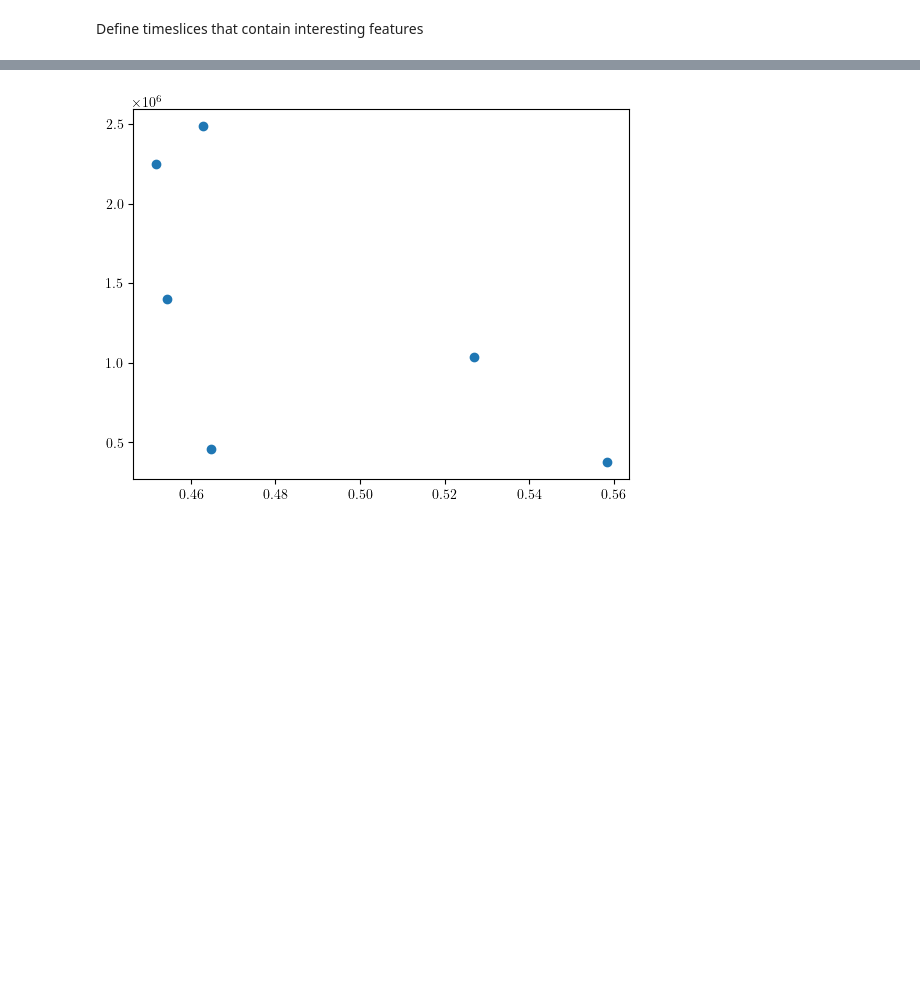
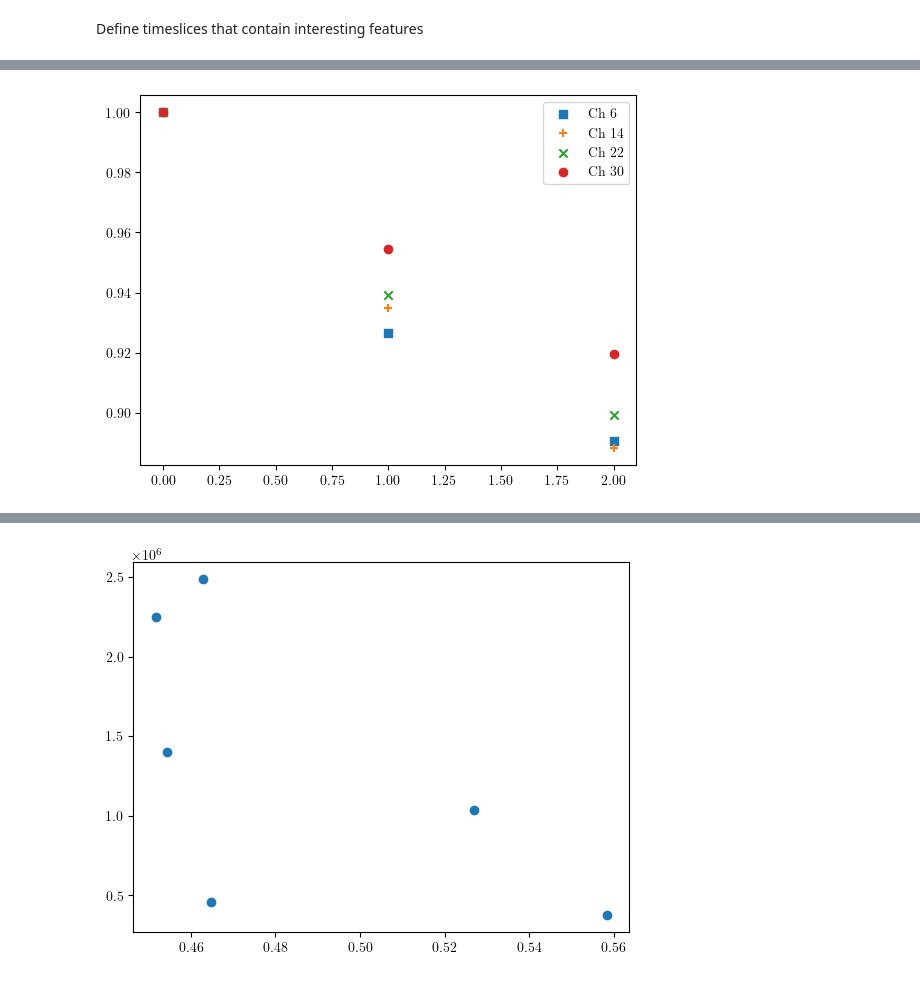
Before and after one commit to ajcaplan/Project_Work, a Jupyter notebook: powers.ipynb, the cells around one changed output, grey strips where cells are left out. Drawn from its saved outputs; the diff is of its cells as text; code cells hidden in the pictures; blank space fills up the shorter version.

```diff
--- a/powers.ipynb
+++ b/powers.ipynb
@@ -264,0 +371,18 @@ plt.show()
+# %%
+fig, ax = plt.subplots(1,1)
+for row in range(4):
+    decay_pts = np.array([])
+    decay_ws = np.array([])
+    for w in range(3):
+        f_arr, kf_matrix = fft_channel(bes_time, fluct_data, row*8+6, elm_125[w])
+        frange = elm_125_ch_franges[w]
+        p = get_f_profile(f_arr, kf_matrix, [50e3, 200e3], plot=False, vlines=frange, smooth_pts=5)
+        pt = get_f_area(p[0], p[1], frange)
+        decay_pts = np.append(decay_pts, pt)
+        decay_ws = np.append(decay_ws, w)
+    ax.scatter(decay_ws,np.log(decay_pts)/np.log(decay_pts)[0], label="Ch " + str(row*8+6), marker=markers[row])
+
+ax.legend()
+plt.show()
+# %% [output]
+[figure, added]
```
Also changed, not shown: parts of 16 cells of this notebook, 3 other files.
